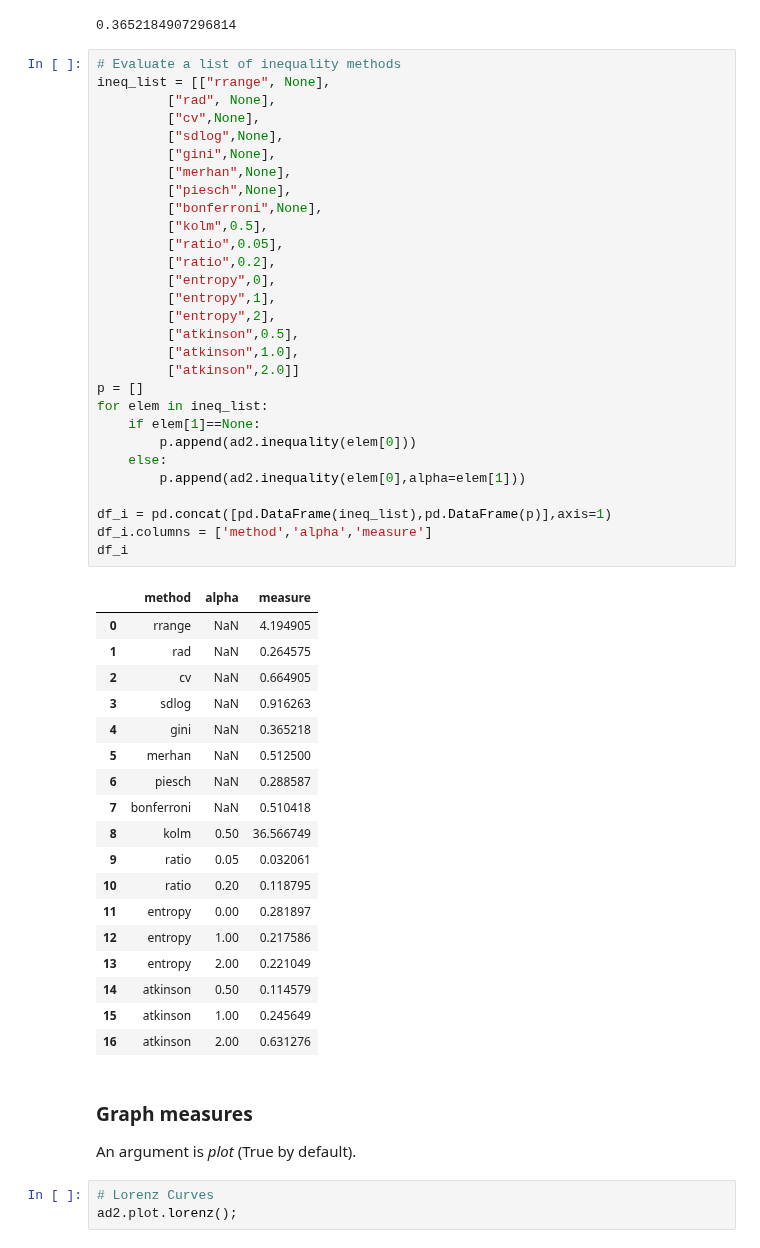
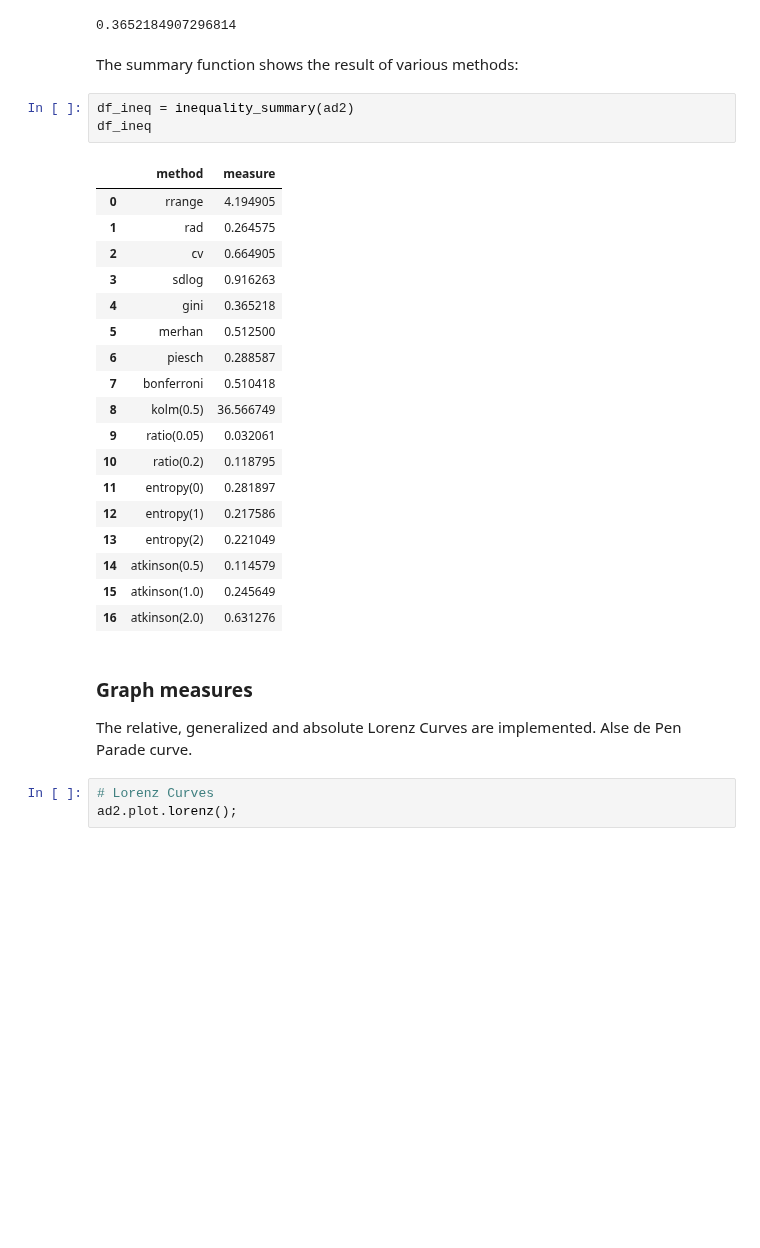
Before and after one commit to ngrion/apode, a Jupyter notebook: docs/source/Tutorial.ipynb, the cells around one changed output. Cells and saved outputs as stored; diff of their text form; blank space fills up the shorter version.

```diff
--- a/docs/source/Tutorial.ipynb
+++ b/docs/source/Tutorial.ipynb
@@ -185,58 +301,34 @@ q = ad2.inequality('gini')
 q
 # %% [output]
 0.3652184907296814
-# %%
-# Evaluate a list of inequality methods
-ineq_list = [["rrange", None],
-         ["rad", None],
-         ["cv",None],
-         ["sdlog",None],
-         ["gini",None],
-         ["merhan",None],
-         ["piesch",None],
-         ["bonferroni",None],
-         ["kolm",0.5],
-         ["ratio",0.05],
-         ["ratio",0.2],
-         ["entropy",0],
-         ["entropy",1],
-         ["entropy",2],
-         ["atkinson",0.5],
-         ["atkinson",1.0],
-         ["atkinson",2.0]]
-p = []
-for elem in ineq_list:
-    if elem[1]==None:
-        p.append(ad2.inequality(elem[0]))
-    else:
-        p.append(ad2.inequality(elem[0],alpha=elem[1]))
-
-df_i = pd.concat([pd.DataFrame(ineq_list),pd.DataFrame(p)],axis=1)
-df_i.columns = ['method','alpha','measure']
-df_i
-# %% [output]
-|  | method | alpha | measure |
-| 0 | rrange | NaN | 4.194905 |
-| 1 | rad | NaN | 0.264575 |
-| 2 | cv | NaN | 0.664905 |
-| 3 | sdlog | NaN | 0.916263 |
-| 4 | gini | NaN | 0.365218 |
-| 5 | merhan | NaN | 0.512500 |
-| 6 | piesch | NaN | 0.288587 |
-| 7 | bonferroni | NaN | 0.510418 |
-| 8 | kolm | 0.50 | 36.566749 |
-| 9 | ratio | 0.05 | 0.032061 |
-| 10 | ratio | 0.20 | 0.118795 |
-| 11 | entropy | 0.00 | 0.281897 |
-| 12 | entropy | 1.00 | 0.217586 |
-| 13 | entropy | 2.00 | 0.221049 |
-| 14 | atkinson | 0.50 | 0.114579 |
-| 15 | atkinson | 1.00 | 0.245649 |
-| 16 | atkinson | 2.00 | 0.631276 |
-# %% [markdown]
-### Graph measures
-
-An argument is *plot* (True by default).
+# %% [markdown]
+The summary function shows the result of various methods:
+# %%
+df_ineq = inequality_summary(ad2)
+df_ineq
+# %% [output]
+|  | method | measure |
+| 0 | rrange | 4.194905 |
+| 1 | rad | 0.264575 |
+| 2 | cv | 0.664905 |
+| 3 | sdlog | 0.916263 |
+| 4 | gini | 0.365218 |
+| 5 | merhan | 0.512500 |
+| 6 | piesch | 0.288587 |
+| 7 | bonferroni | 0.510418 |
+| 8 | kolm(0.5) | 36.566749 |
+| 9 | ratio(0.05) | 0.032061 |
+| 10 | ratio(0.2) | 0.118795 |
+| 11 | entropy(0) | 0.281897 |
+| 12 | entropy(1) | 0.217586 |
+| 13 | entropy(2) | 0.221049 |
+| 14 | atkinson(0.5) | 0.114579 |
+| 15 | atkinson(1.0) | 0.245649 |
+| 16 | atkinson(2.0) | 0.631276 |
+# %% [markdown]
+### Graph measures
+
+The relative, generalized and absolute Lorenz Curves are implemented. Alse de Pen Parade curve.
 # %%
 # Lorenz Curves
 ad2.plot.lorenz();
```
Also changed, not shown: parts of 56 cells of this notebook.
